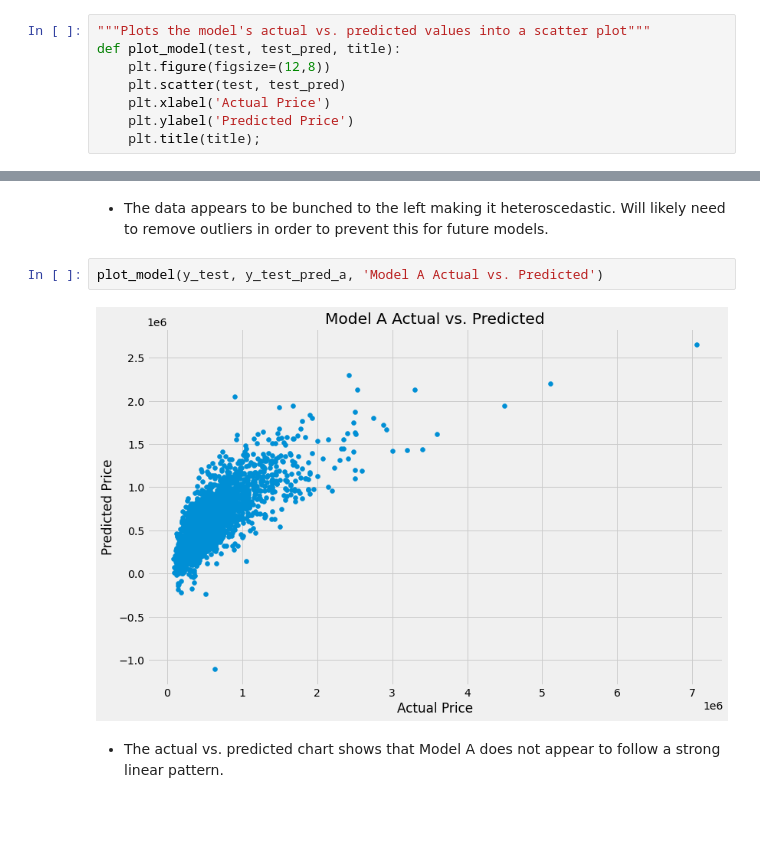
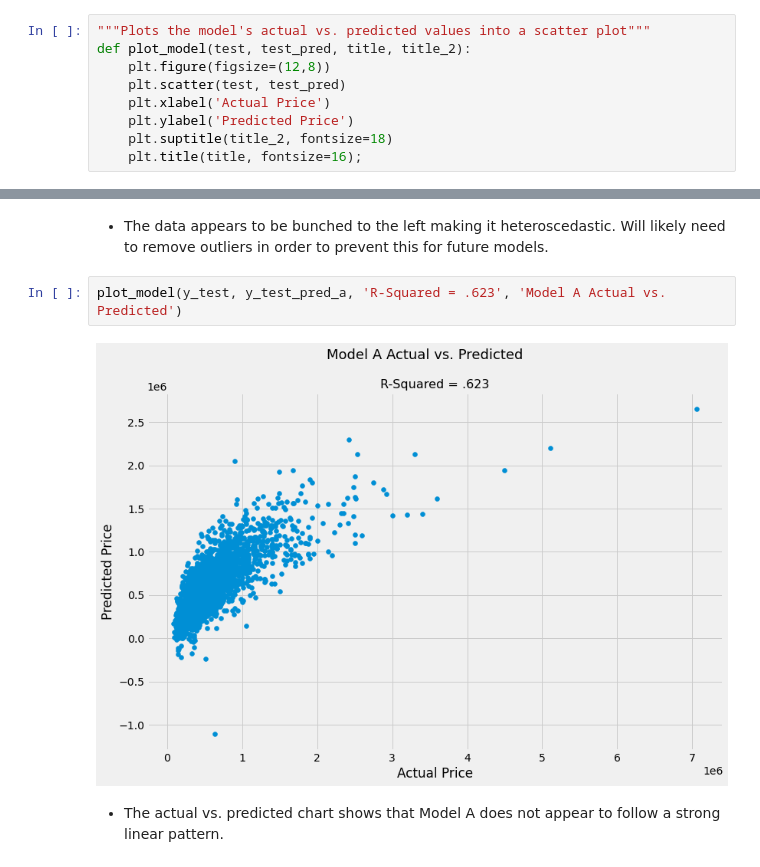
Before and after one commit to jmg0144/Housing-Linear-Regression-Analysis, a Jupyter notebook: home-sales-analysis.ipynb, the cells around one changed output, grey strips where cells are left out. Saved outputs shown, nothing was run; the diff lists cells and outputs as text; blank space fills up the shorter version.

```diff
--- a/home-sales-analysis.ipynb
+++ b/home-sales-analysis.ipynb
@@ -137,12 +137,13 @@ def errors(y_train, y_train_pred, y_test, y_test_pred):
     print('Test Root Mean Squared Error:', round(np.sqrt(metrics.mean_squared_error(y_test, y_test_pred))))
 # %%
 """Plots the model's actual vs. predicted values into a scatter plot"""
-def plot_model(test, test_pred, title):
+def plot_model(test, test_pred, title, title_2):
     plt.figure(figsize=(12,8))
     plt.scatter(test, test_pred)
     plt.xlabel('Actual Price')
     plt.ylabel('Predicted Price')
-    plt.title(title);
+    plt.suptitle(title_2, fontsize=18)
+    plt.title(title, fontsize=16);
 # %%
 """Returns the upper limit outliers for a given feature"""
 def upper_outliers(feature):
@@ -575,9 +576,9 @@ plot_scatter(y_test_pred_a, resid_a, 'Model A Homoscedasticity')
 # %% [markdown]
  - The data appears to be bunched to the left making it heteroscedastic. Will likely need to remove outliers in order to prevent this for future models.
 # %%
-plot_model(y_test, y_test_pred_a, 'Model A Actual vs. Predicted')
+plot_model(y_test, y_test_pred_a, 'R-Squared = .623', 'Model A Actual vs. Predicted')
 # %% [output]
-[figure, old version]
+[figure, new version]
 # %% [markdown]
  - The actual vs. predicted chart shows that Model A does not appear to follow a strong linear pattern.
 # %% [markdown]
```
Also changed, not shown: parts of 9 cells of this notebook.
